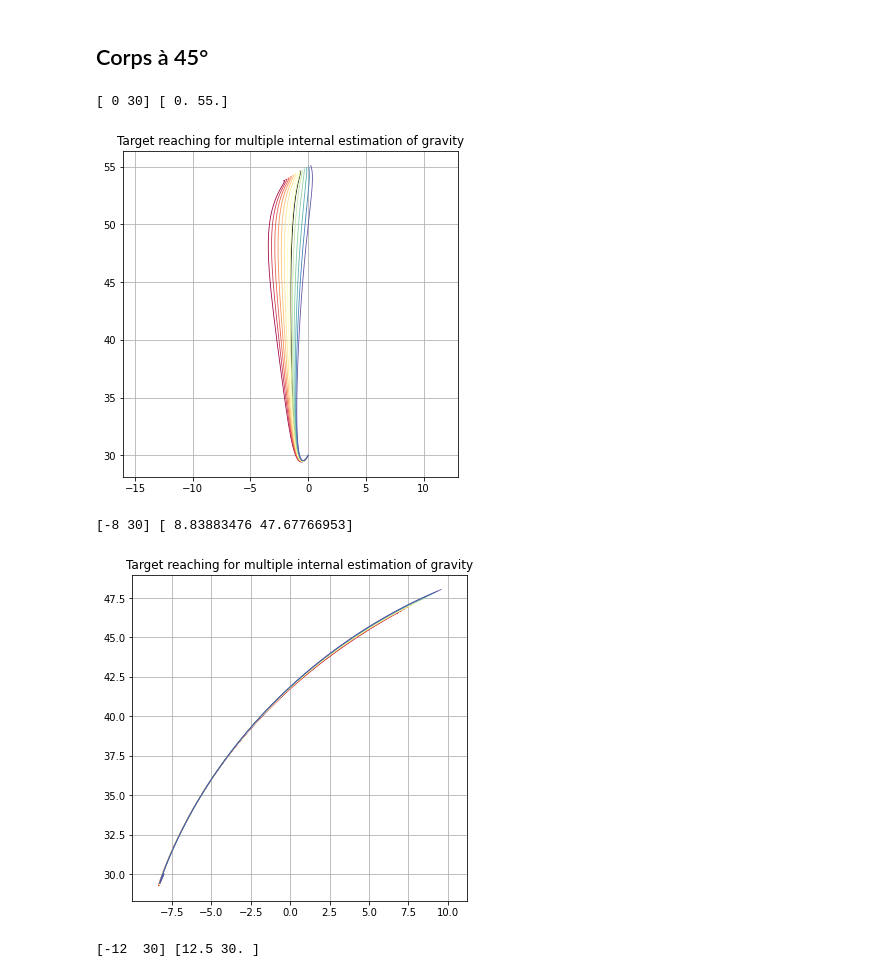
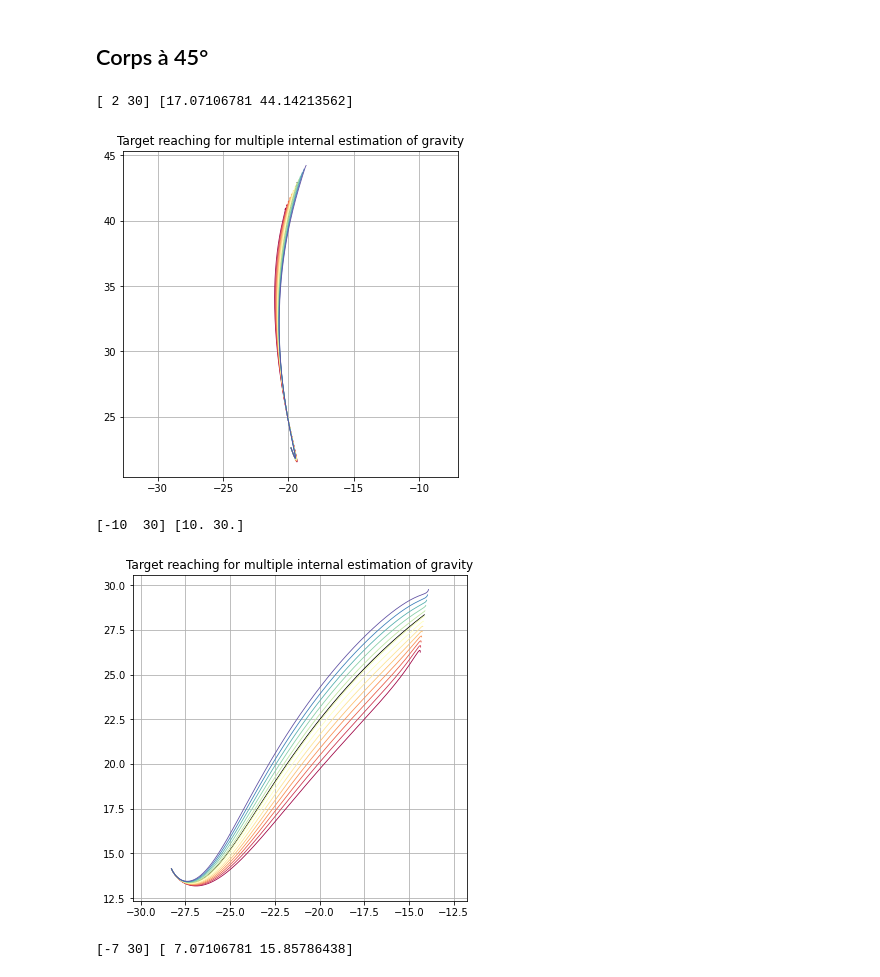
Before and after one commit to AlexandreThy/Master-Thesis, a Jupyter notebook: Gravity.ipynb, the cells around one changed output. Cells and saved outputs as stored; diff of their text form; code cells hidden in the pictures.

```diff
--- a/Gravity.ipynb
+++ b/Gravity.ipynb
@@ -174,7 +174,7 @@ def Simulation_Gravity(w1,w2,w3,w4,r1,r2,targets = [0,55],starting_point = [0,30
 #Plot
     x0 = xstart
     reelx = array_reelx.T[:,1:][:,::1]
-    alpha = 0
+    #alpha = 0
     X = np.cos(reelx[0]+reelx[1]+alpha)*33+np.cos(reelx[0]+alpha)*30
     Y = np.sin(reelx[0]+reelx[1]+alpha)*33+np.sin(reelx[0]+alpha)*30
     if plot :
@@ -220,13 +220,10 @@ Text(0.5, 1.0, 'Target reaching for multiple internal estimation of gravity')
 alpha = 0
 for rotate_target in [0,np.pi/4,np.pi/2]:
         st = np.array([0,30])
-        Movements_Length = 25
+        Movements_Length = 30
 
         add = np.array([Movements_Length*np.sin(rotate_target+alpha),Movements_Length*np.cos(rotate_target+alpha)])
         tg = st + add
-        decaler = (tg[0]-st[0])/2
-        st[0]-= decaler
-        tg[0]-=decaler
         plt.rcParams["figure.figsize"] = (6,6)
         plt.grid()
         plt.axis("equal")
@@ -251,33 +248,33 @@ for rotate_target in [0,np.pi/4,np.pi/2]:
 # %%
 alpha = pi/4
 for rotate_target in [0,np.pi/4,np.pi/2]:
         st = np.array([0,30])
-        Movements_Length = 25
-
-        add = np.array([Movements_Length*np.sin(rotate_target),Movements_Length*np.cos(rotate_target)])
+        Movements_Length = 20
+        if rotate_target == 0: st = np.array([10,30])
+        add = np.array([Movements_Length*np.sin(rotate_target+alpha),Movements_Length*np.cos(rotate_target+alpha)])
         tg = st + add
         decaler = (tg[0]-st[0])/2
         st[0]-= decaler
         tg[0]-=decaler
         print(st,tg)
         plt.rcParams["figure.figsize"] = (6,6)
         plt.grid()
         plt.axis("equal")
         Simulation_Gravity(1e7,1e6,1000,1000,1e-6,1e-6,starting_point= st,targets = tg,color = "black",Label = "g = 9.81",alpha = alpha)
 
         n_lines = 13
         cmap = mpl.colormaps['Spectral']# Take colors at regular intervals spanning the colormap.
         colors = cmap(np.linspace(0, 1, n_lines))
         for ghat in np.linspace(8,11,13):
             Simulation_Gravity(1e7,1e6,1000,1000,1e-6,1e-6,starting_point= st,targets = tg,ghat = ghat,color = colors[int((ghat-8)*4)],Label="g="+str(ghat),alpha = alpha)
         if alpha == 0 and rotate_target == 0:
             plt.legend(title = "Internal gravity\n estimate [m/$s^2$]")
         #plt.scatter([0],[55],color = "red")
         plt.title("Target reaching for multiple internal estimation of gravity")
         plt.show()
 # %% [output]
-[ 0 30] [ 0. 55.]
+[ 2 30] [17.07106781 44.14213562]
-[figure, old version]
+[figure, new version]
-[-8 30] [ 8.83883476 47.67766953]
+[-10  30] [10. 30.]
-[figure, old version]
+[figure, new version]
-[-12  30] [12.5 30. ]
+[-7 30] [ 7.07106781 15.85786438]
```
Also changed, not shown: parts of 4 cells of this notebook.
